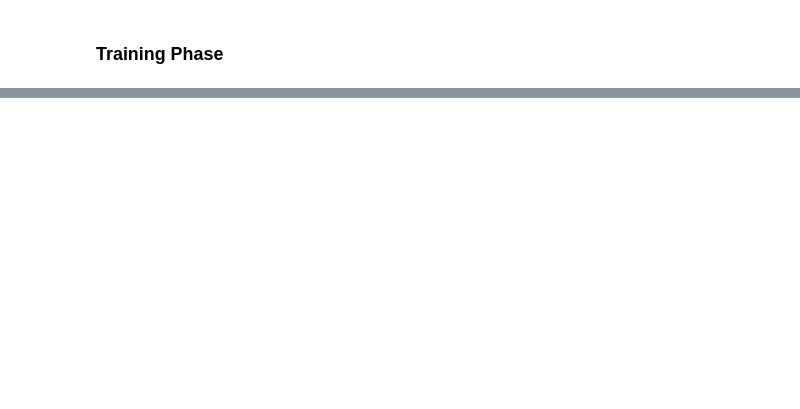
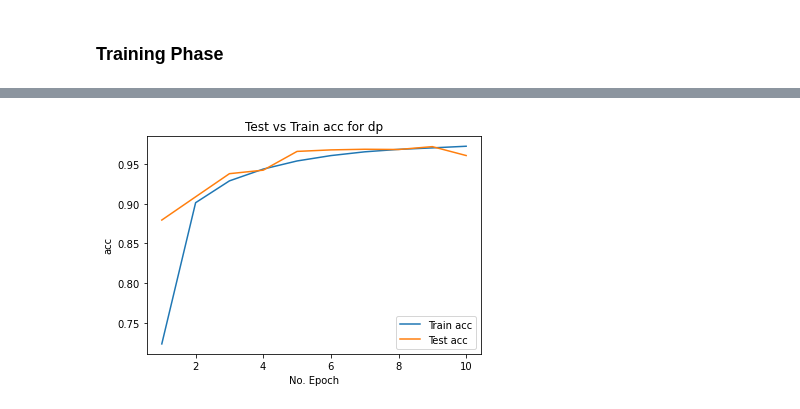
Before and after one commit to omofish/Diff-Privacy-RCP, a Jupyter notebook: Pysyft_Opacus_Impl/fl_test.ipynb, the cells around one changed output, grey strips where cells are left out. Cells and saved outputs as stored; diff of their text form; code cells hidden in the pictures; blank space fills up the shorter version.

```diff
--- a/Pysyft_Opacus_Impl/fl_test.ipynb
+++ b/Pysyft_Opacus_Impl/fl_test.ipynb
@@ -233,0 +335,4 @@ Wall time: 2min 2s
+# %%
+plot_test_train_graph('dp', 'acc')
+# %% [output]
+[figure, added]
```
Also changed, not shown: parts of 25 cells of this notebook, 8 other files.
